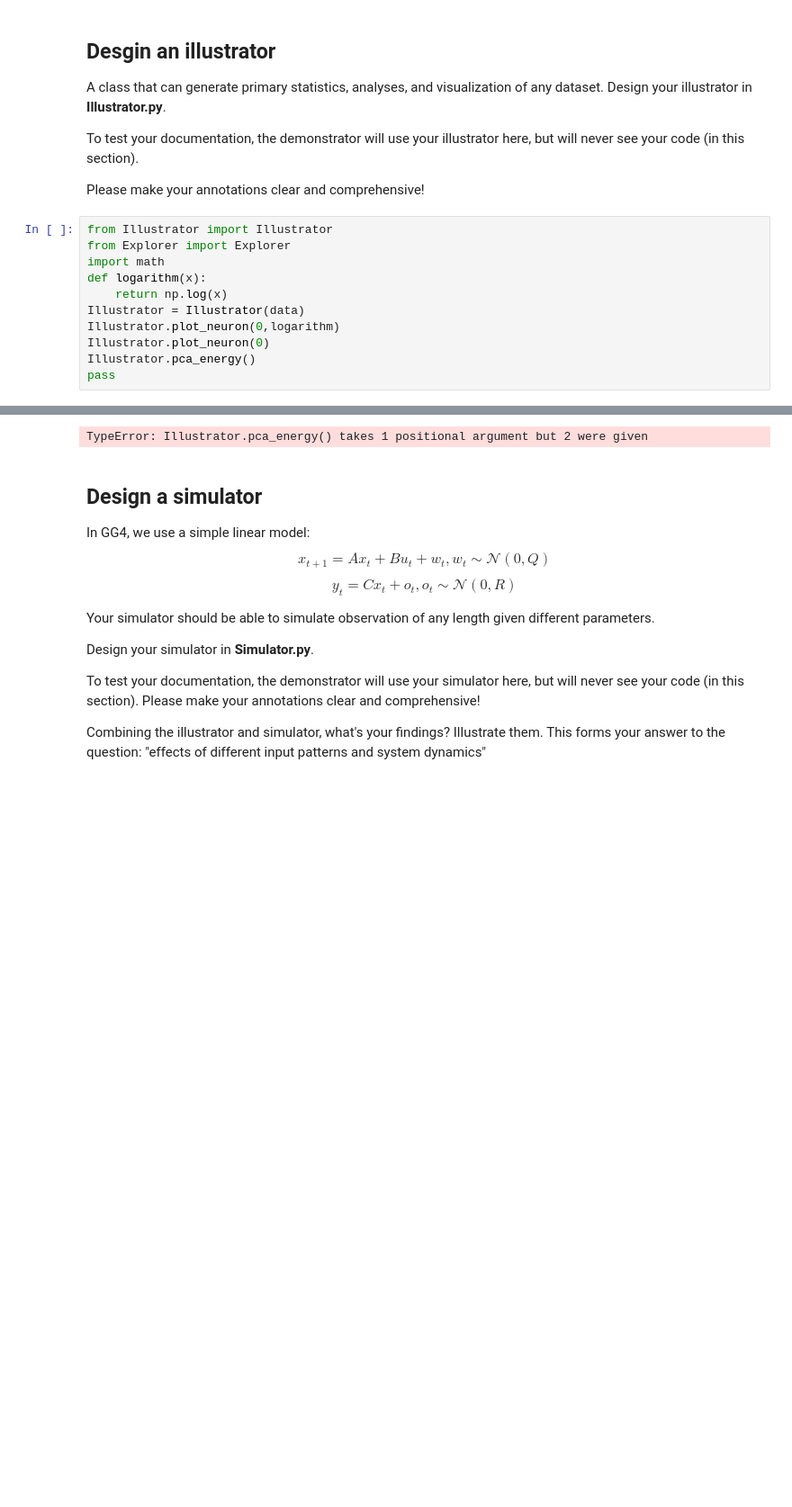
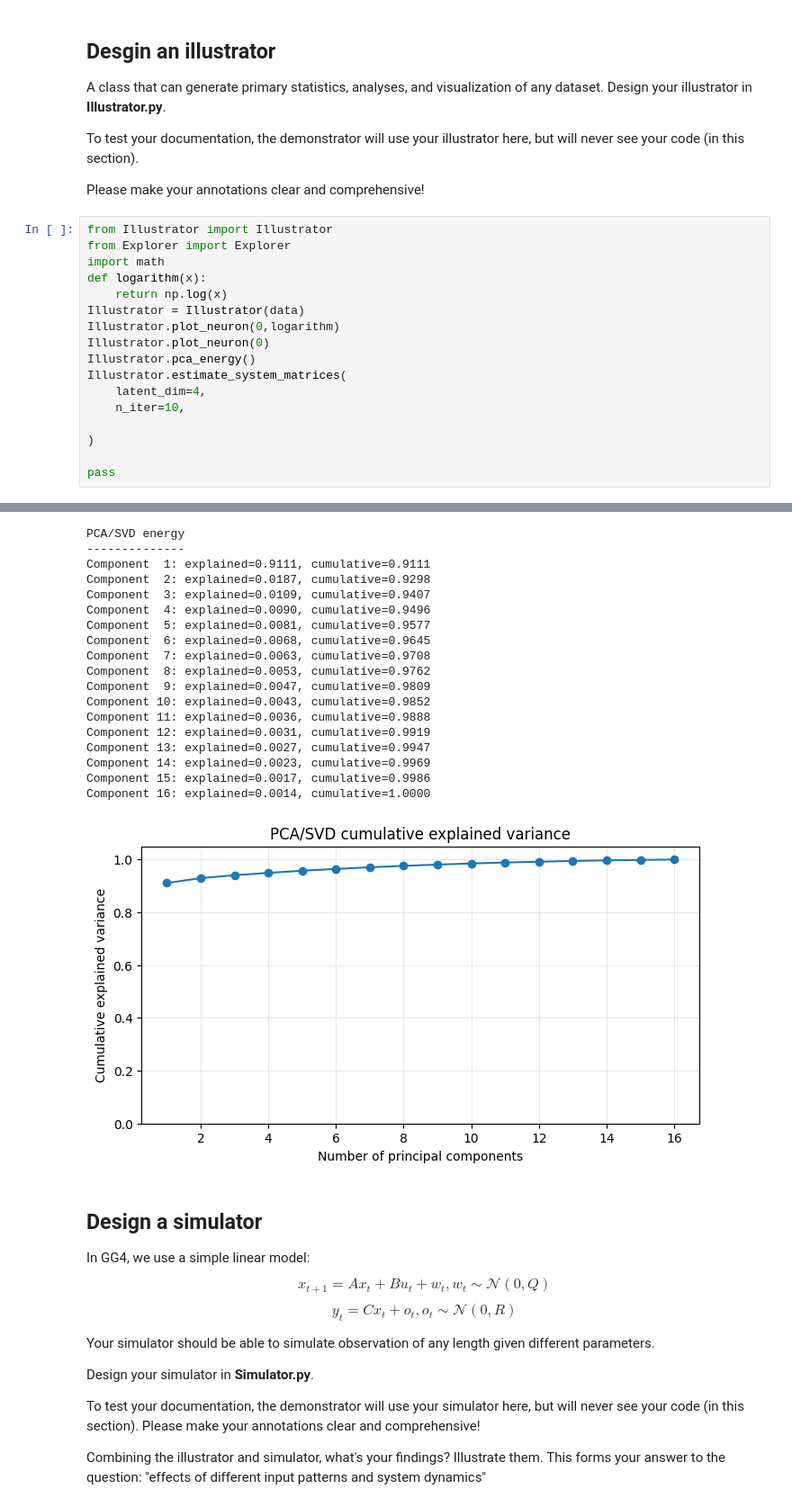
Before and after one commit to Hassan-Himaz/GG4, a Jupyter notebook: week1.ipynb, the cells around one changed output, grey strips where cells are left out. Shown at 90% size. Cells and saved outputs as stored; diff of their text form; blank space fills up the shorter version.

Commit message:
modified:   Illustrator.py 	modified:   __pycache__/Illustrator.cpython-312.pyc 	modified:   week1.ipynb

```diff
--- a/week1.ipynb
+++ b/week1.ipynb
@@ -62,18 +62,42 @@ Please make your annotations clear and comprehensive!
 # %%
 from Illustrator import Illustrator
 from Explorer import Explorer
 import math
 def logarithm(x):
     return np.log(x)
 Illustrator = Illustrator(data)
 Illustrator.plot_neuron(0,logarithm)
 Illustrator.plot_neuron(0)
 Illustrator.pca_energy()
+Illustrator.estimate_system_matrices(
+    latent_dim=4,
+    n_iter=10,
+
+)
+
 pass
 # %% [output]
 [figure]
 [figure]
-TypeError: Illustrator.pca_energy() takes 1 positional argument but 2 were given
+PCA/SVD energy
+--------------
+Component  1: explained=0.9111, cumulative=0.9111
+Component  2: explained=0.0187, cumulative=0.9298
+Component  3: explained=0.0109, cumulative=0.9407
+Component  4: explained=0.0090, cumulative=0.9496
+Component  5: explained=0.0081, cumulative=0.9577
+Component  6: explained=0.0068, cumulative=0.9645
+Component  7: explained=0.0063, cumulative=0.9708
+Component  8: explained=0.0053, cumulative=0.9762
+Component  9: explained=0.0047, cumulative=0.9809
+Component 10: explained=0.0043, cumulative=0.9852
+Component 11: explained=0.0036, cumulative=0.9888
+Component 12: explained=0.0031, cumulative=0.9919
+Component 13: explained=0.0027, cumulative=0.9947
+Component 14: explained=0.0023, cumulative=0.9969
+Component 15: explained=0.0017, cumulative=0.9986
+Component 16: explained=0.0014, cumulative=1.0000
+[figure, added]
 # %% [markdown]
 ## Design a simulator
 
```
Also changed, not shown: 1 other file.
